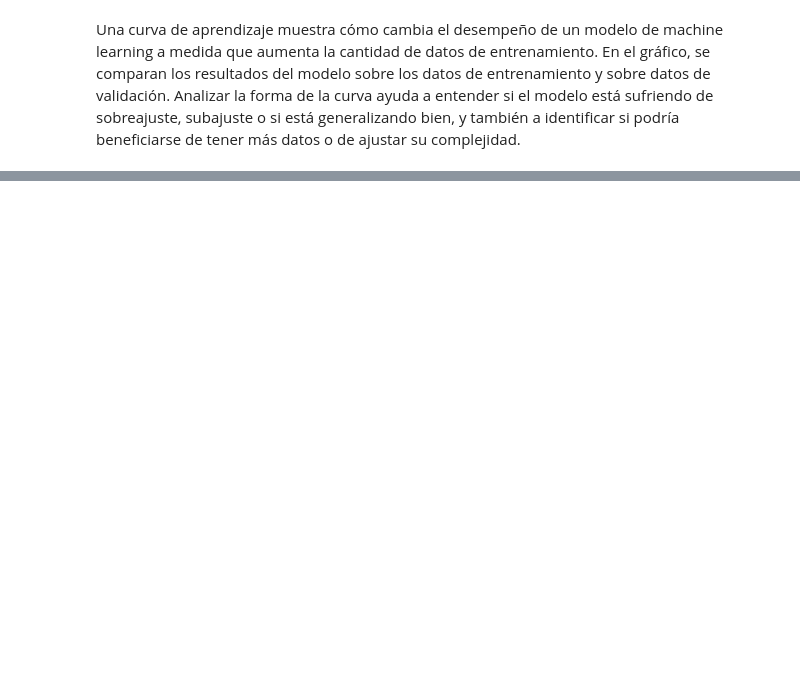
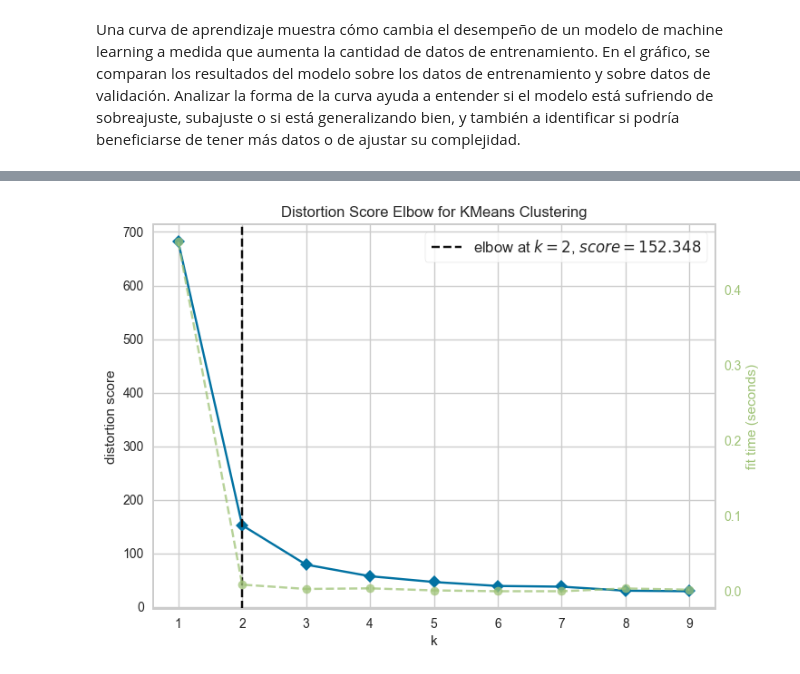
Before and after one commit to JuanFeA98/Machine_Learning, a Jupyter notebook: 04.Model_Evaluation/YellowBrick.ipynb, the cells around one changed output, grey strips where cells are left out. Saved outputs shown, nothing was run; the diff lists cells and outputs as text; code cells hidden in the pictures; blank space fills up the shorter version.

```diff
--- a/04.Model_Evaluation/YellowBrick.ipynb
+++ b/04.Model_Evaluation/YellowBrick.ipynb
@@ -71,0 +101,11 @@ visualizer.show()
+# %%
+visualizer = KElbowVisualizer(
+    KMeans(),
+    k=(1, 10)
+)
+
+visualizer.fit(X_iris)
+visualizer.show()
+plt.show()
+# %% [output]
+[figure, added]
```
Also changed, not shown: parts of 15 cells of this notebook.
